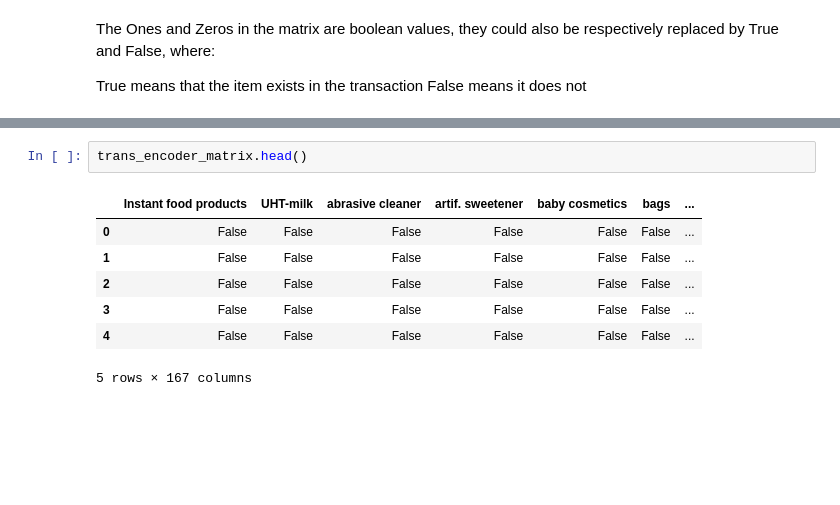
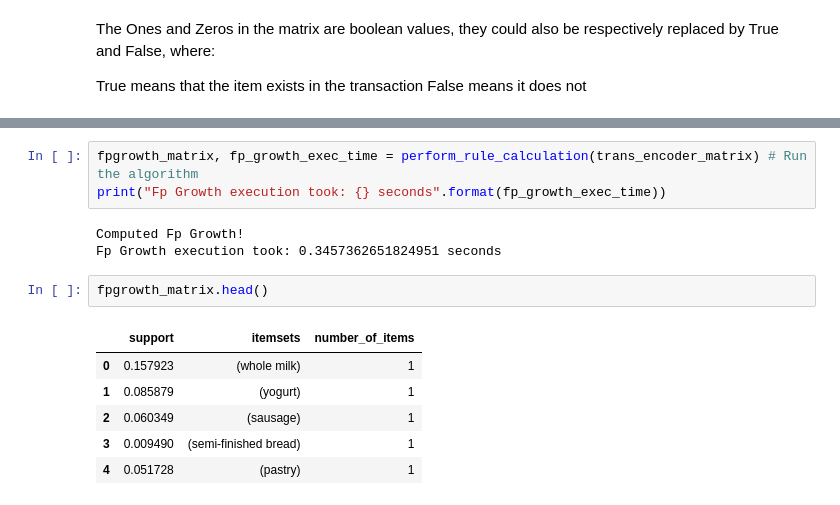
Before and after one commit to Chaitra-B-V/Frequent-Pattern-Mining-Algorithms, a Jupyter notebook: fpgrowth.ipynb, the cells around one changed output, grey strips where cells are left out. Saved outputs shown, nothing was run; the diff lists cells and outputs as text; blank space fills up the shorter version.

```diff
--- a/fpgrowth.ipynb
+++ b/fpgrowth.ipynb
@@ -81,10 +170,15 @@ trans_encoder_matrix = pd.DataFrame(trans_encoder_matrix, columns=trans_encoder.
+# %%
+fpgrowth_matrix, fp_growth_exec_time = perform_rule_calculation(trans_encoder_matrix) # Run the algorithm
+print("Fp Growth execution took: {} seconds".format(fp_growth_exec_time))
+# %% [output]
+Computed Fp Growth!
+Fp Growth execution took: 0.3457362651824951 seconds
 # %%
-trans_encoder_matrix.head()
+fpgrowth_matrix.head()
 # %% [output]
-|  | Instant food products | UHT-milk | abrasive cleaner | artif. sweetener | baby cosmetics | bags | ... |
-| 0 | False | False | False | False | False | False | ... |
-| 1 | False | False | False | False | False | False | ... |
-| 2 | False | False | False | False | False | False | ... |
-| 3 | False | False | False | False | False | False | ... |
-| 4 | False | False | False | False | False | False | ... |
+|  | support | itemsets | number_of_items |
+| 0 | 0.157923 | (whole milk) | 1 |
+| 1 | 0.085879 | (yogurt) | 1 |
+| 2 | 0.060349 | (sausage) | 1 |
+| 3 | 0.009490 | (semi-finished bread) | 1 |
+| 4 | 0.051728 | (pastry) | 1 |
-5 rows × 167 columns
```
Also changed, not shown: parts of 12 cells of this notebook.
